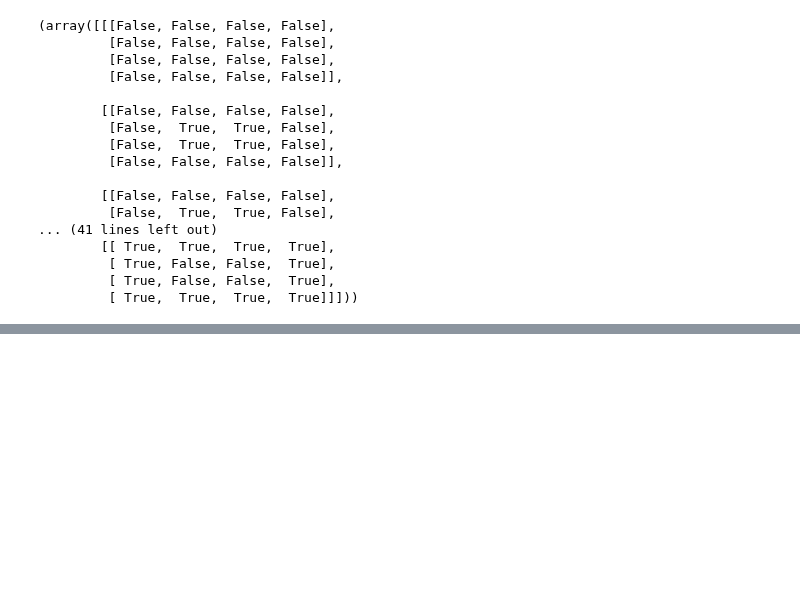
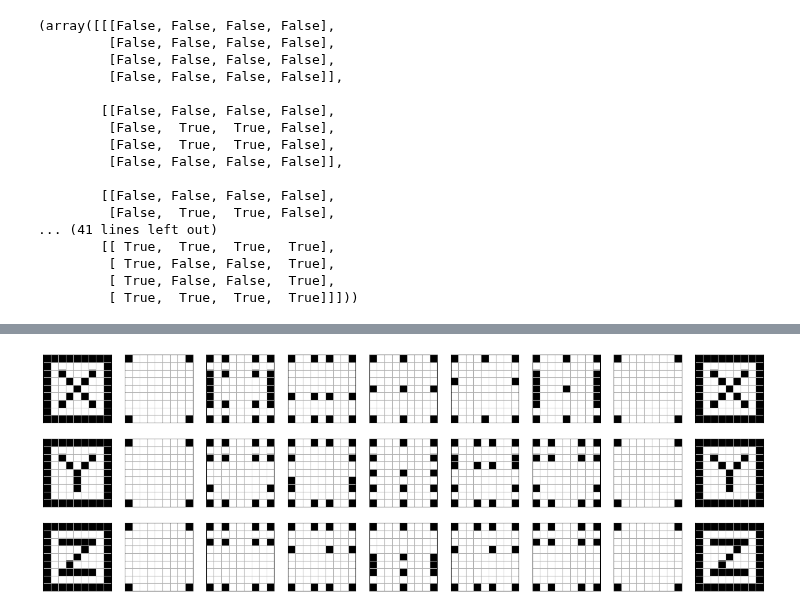
Before and after one commit to pfrstg/voxart, a Jupyter notebook: notebooks/dev.ipynb, the cells around one changed output, grey strips where cells are left out. Saved outputs shown, nothing was run; the diff lists cells and outputs as text; code cells hidden in the pictures; blank space fills up the shorter version.

```diff
--- a/notebooks/dev.ipynb
+++ b/notebooks/dev.ipynb
@@ -174,0 +198,4 @@ full(shape, fill_value, dtype=None, order='C', *, like=None)
+# %%
+voxart.Design(design.find_removable_slow()).slices_fig()
+# %% [output]
+[figure, added]
```
Also changed, not shown: parts of 6 cells of this notebook, 2 other files.
